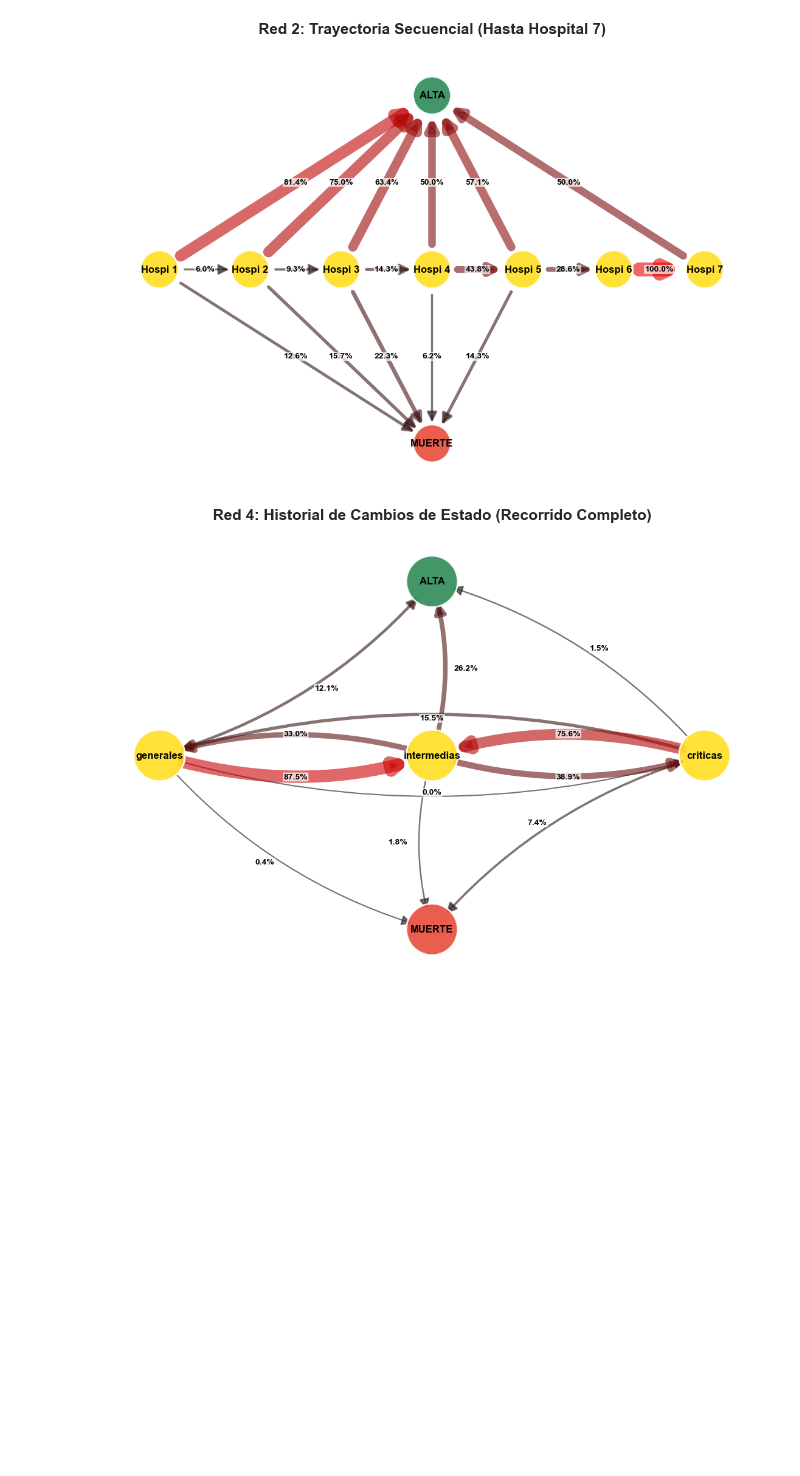
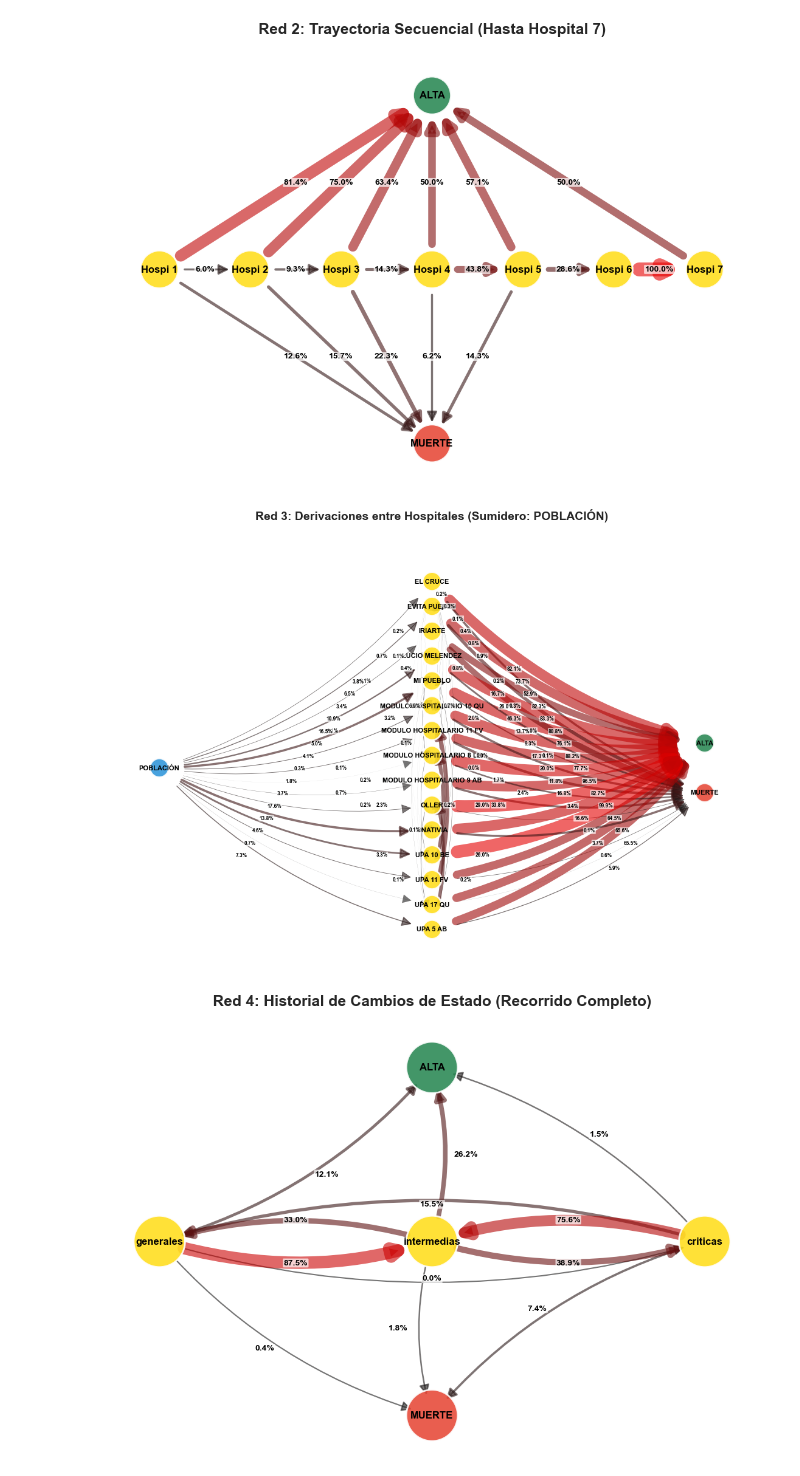
Before and after one commit to micagonzdark/RedesHospitales, a Jupyter notebook: notebooks/03_trayectorias_pacientes.ipynb, the cells around one changed output. Drawn from its saved outputs; the diff is of its cells as text; code cells hidden in the pictures; blank space fills up the shorter version.

```diff
--- a/notebooks/03_trayectorias_pacientes.ipynb
+++ b/notebooks/03_trayectorias_pacientes.ipynb
@@ -394,7 +394,7 @@ print(f"Registros (tramos) totales: {len(df)}")
 Episodios válidos para análisis: 20235
 Registros (tramos) totales: 21581
 # %%
-def graficar_grafo_transicion(matriz, titulo, node_size=2500, font_size=12, k=1.5, pos=None, curva=True):
+def graficar_grafo_transicion(matriz, titulo, node_size=2500, font_size=12, k=1.5, pos=None, curva=True, raya=True):
     import networkx as nx
     import matplotlib.pyplot as plt
     import numpy as np
@@ -432,6 +432,10 @@ def graficar_grafo_transicion(matriz, titulo, node_size=2500, font_size=12, k=1.
     if edges:
         weights = np.array([d['weight'] for u, v, d in edges])
         widths = 1.5 + weights * 15
+        if raya:
+            widths = 1.5 + weights * 15
+        else:
+            widths = weights * 15
         edge_colors = [(0.1 + 0.8 * w, 0.1 * (1 - w), 0.1 * (1 - w)) for w in weights]
 
         rad = 0.15 if curva else 0
@@ -535,35 +539,57 @@ graficar_grafo_transicion(matriz_seq, 'Red 2: Trayectoria Secuencial (Hasta Hosp
 | Hospi 7 | 2 | 50.0% | 0.0% | 50.0% |
 [figure]
 # %%
-# ### Red 3: Red de Derivaciones Hospitalarias (Con Población Sumidero)
+### Red 3: Red de Derivaciones Hospitalarias (Con Población Sumidero)
 
-# # Recorrido completo tramo a tramo
-# transiciones = []
-# for _, group in df.groupby(['paciente_id', 'episodio_id']):
-#     hospitales = group['hospital_nombre'].tolist()
-#     # sumidero solicitado: POBLACIÓN
-#     final_status = 'POBLACIÓN' if not group['murio'].iloc[-1] else 'MUERTE'
+# Recorrido completo tramo a tramo# Construcción de transiciones
+transiciones = []
 
-#     for i in range(len(hospitales)-1):
-#         if hospitales[i] != hospitales[i+1]:
-#             transiciones.append({'Origen': hospitales[i], 'Destino': hospitales[i+1]})
+for _, group in df.groupby(['paciente_id', 'episodio_id']):
+    hospitales = group['hospital_nombre'].tolist()
 
-#     transiciones.append({'Origen': hospitales[-1], 'Destino': final_status})
+    # inicio desde poblacion
+    transiciones.append({'Origen': 'POBLACIÓN', 'Destino': hospitales[0]})
 
-# df_trans = pd.DataFrame(transiciones)
-# matriz_hosp = pd.crosstab(df_trans['Origen'], df_trans['Destino'], normalize='index')
+    # transiciones entre hospitales
+    for i in range(len(hospitales)-1):
+        if hospitales[i] != hospitales[i+1]:
+            transiciones.append({'Origen': hospitales[i], 'Destino': hospitales[i+1]})
 
-# # Disposición en 2 capas para hospitales
-# hosp_nodos = sorted([n for n in matriz_hosp.index if n.startswith('Hospi') or (not any(x in n.upper() for x in ['POBLA','MUERTE']) and n != 'POBLACIÓN' and n != 'MUERTE')])
-# n_hosp = len(hosp_nodos)
-# pos_hosp = {}
-# for i, h in enumerate(hosp_nodos):
-#     if i < (n_hosp + 1) // 2:
-#         pos_hosp[h] = (i*3, 1)
-#     else:
-#         pos_hosp[h] = ((i - (n_hosp+1)//2)*3 + 1.5, -1)
+    # final: alta o muerte
+    if group['murio'].iloc[-1]:
+        transiciones.append({'Origen': hospitales[-1], 'Destino': 'MUERTE'})
+    else:
+        transiciones.append({'Origen': hospitales[-1], 'Destino': 'ALTA'})
 
-# pos_hosp['POBLACIÓN'] = (n_hosp * 1.8, 0.5)
-# pos_hosp['MUERTE'] = (n_hosp * 1.8, -0.5)
+# Crear matriz
+df_trans = pd.DataFrame(transiciones)
+matriz_hosp = pd.crosstab(df_trans['Origen'], df_trans['Destino'], normalize='index')
 
-# graficar_grafo_transicion(matriz_hosp, 'Red 3: Derivaciones entre Hospitales (Sumidero: POBLACIÓN)', node_size=2500, font_size=8, pos=pos_hosp)
+# posiciones
+hosp_nodos = sorted([n for n in matriz_hosp.index if n not in ['POBLACIÓN', 'ALTA', 'MUERTE']])
+n_hosp = len(hosp_nodos)
+
+pos_hosp = {}
+
+# hospitales en columna vertical
+for i, h in enumerate(hosp_nodos):
+    pos_hosp[h] = (0, n_hosp/2 - i)
+
+# sumidero izquierda
+pos_hosp['POBLACIÓN'] = (-3, 0)
+
+# finales derecha
+pos_hosp['ALTA'] = (3, 1)
+pos_hosp['MUERTE'] = (3, -1)
+
+# graficar
+graficar_grafo_transicion(
+    matriz_hosp,
+    'Red 3: Derivaciones entre Hospitales (Sumidero: POBLACIÓN)',
+    node_size=500,
+    font_size=8,
+    pos=pos_hosp,
+    raya=False
+)
+# %% [output]
+[figure, added]
```
Also changed, not shown: parts of 3 cells of this notebook, 6 other files.
